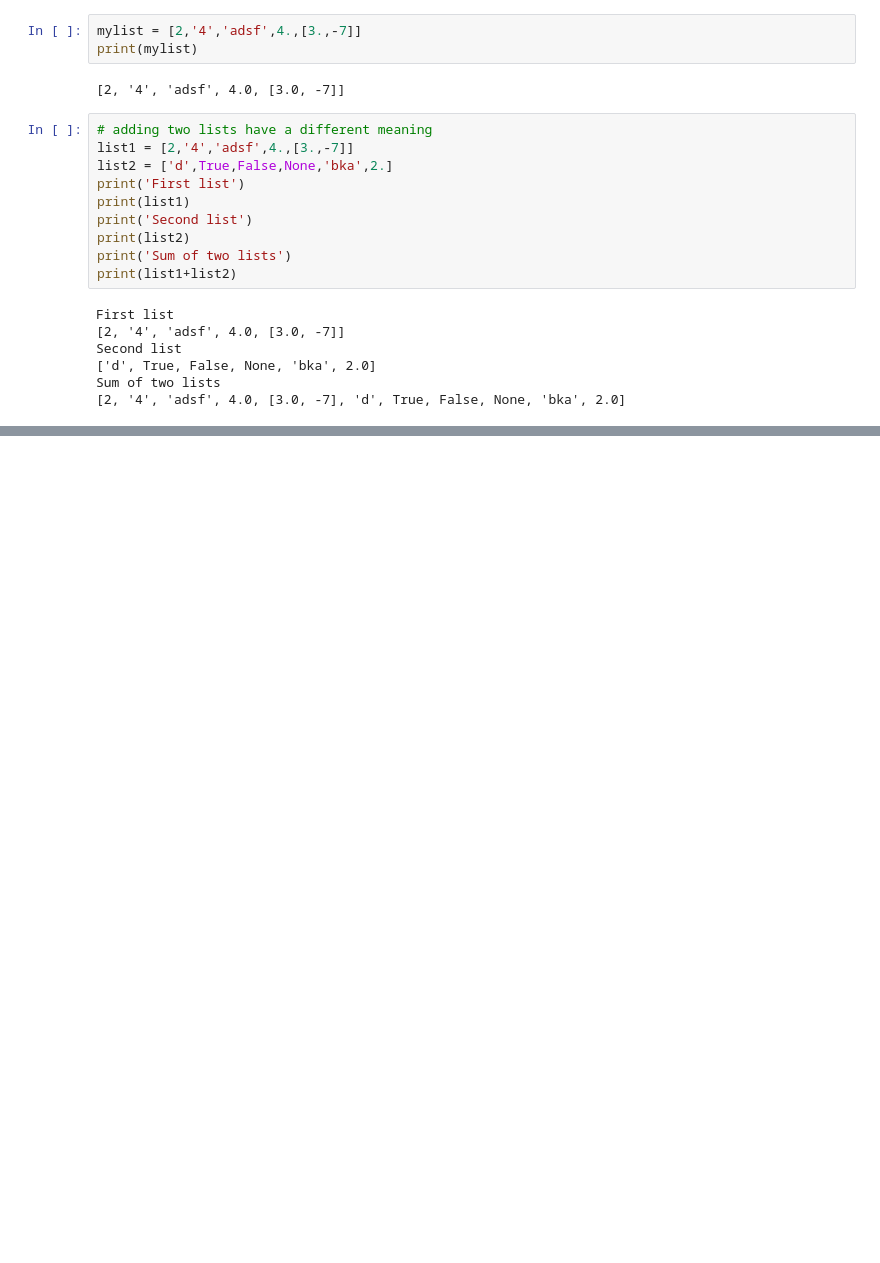
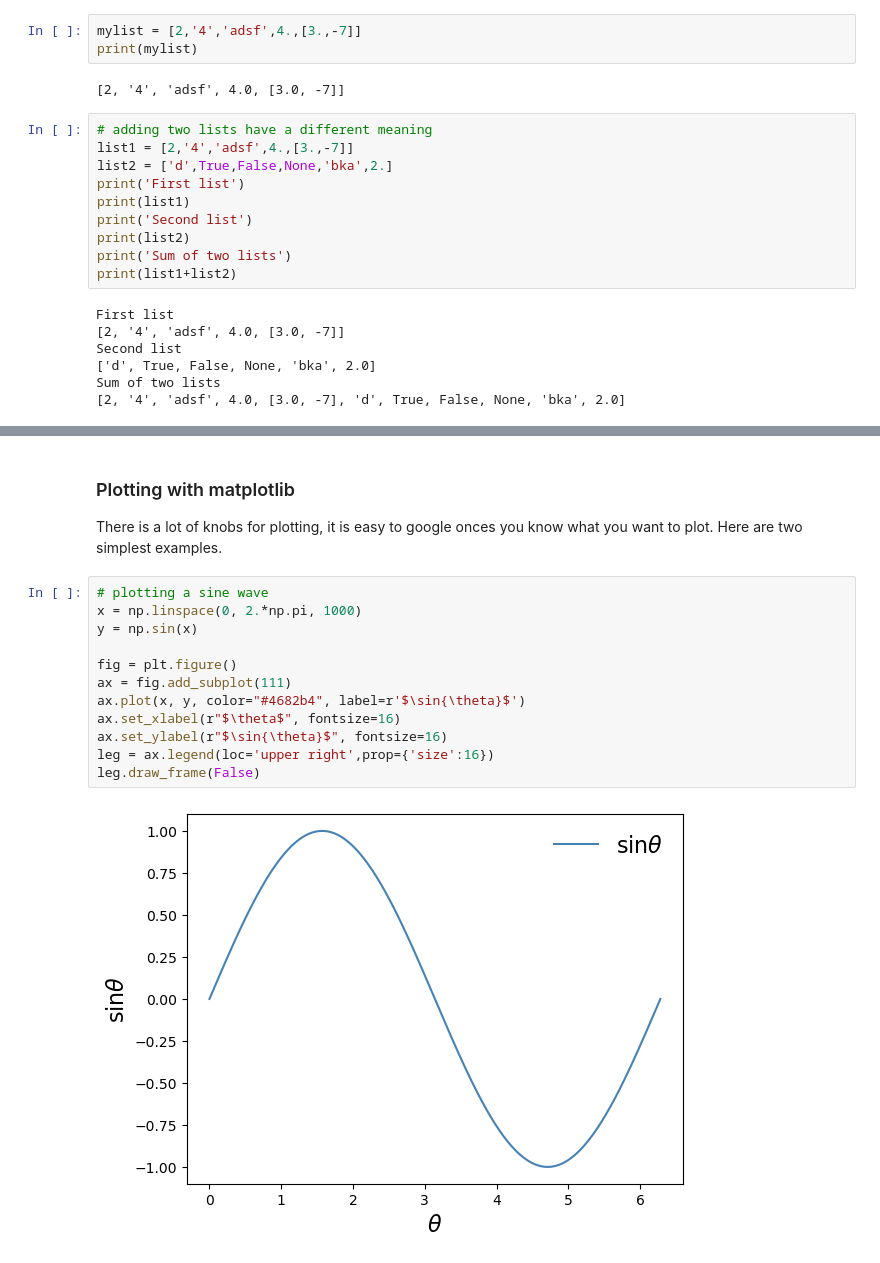
Before and after one commit to chihway/mapping_the_universe, a Jupyter notebook: Basic/Tutorial 1 - Python Basics.ipynb, the cells around one changed output, grey strips where cells are left out. Cells and saved outputs as stored; diff of their text form; blank space fills up the shorter version.

```diff
--- a/Basic/Tutorial 1 - Python Basics.ipynb
+++ b/Basic/Tutorial 1 - Python Basics.ipynb
@@ -284,0 +344,18 @@ def sum_two(a, b):
+# %% [markdown]
+### Plotting with matplotlib
+
+There is a lot of knobs for plotting, it is easy to google onces you know what you want to plot. Here are two simplest examples.
+# %%
+# plotting a sine wave
+x = np.linspace(0, 2.*np.pi, 1000)
+y = np.sin(x)
+
+fig = plt.figure()
+ax = fig.add_subplot(111)
+ax.plot(x, y, color="#4682b4", label=r'$\sin{\theta}$')
+ax.set_xlabel(r"$\theta$", fontsize=16)
+ax.set_ylabel(r"$\sin{\theta}$", fontsize=16)
+leg = ax.legend(loc='upper right',prop={'size':16})
+leg.draw_frame(False)
+# %% [output]
+[figure, added]
```
Also changed, not shown: parts of 13 cells of this notebook.
